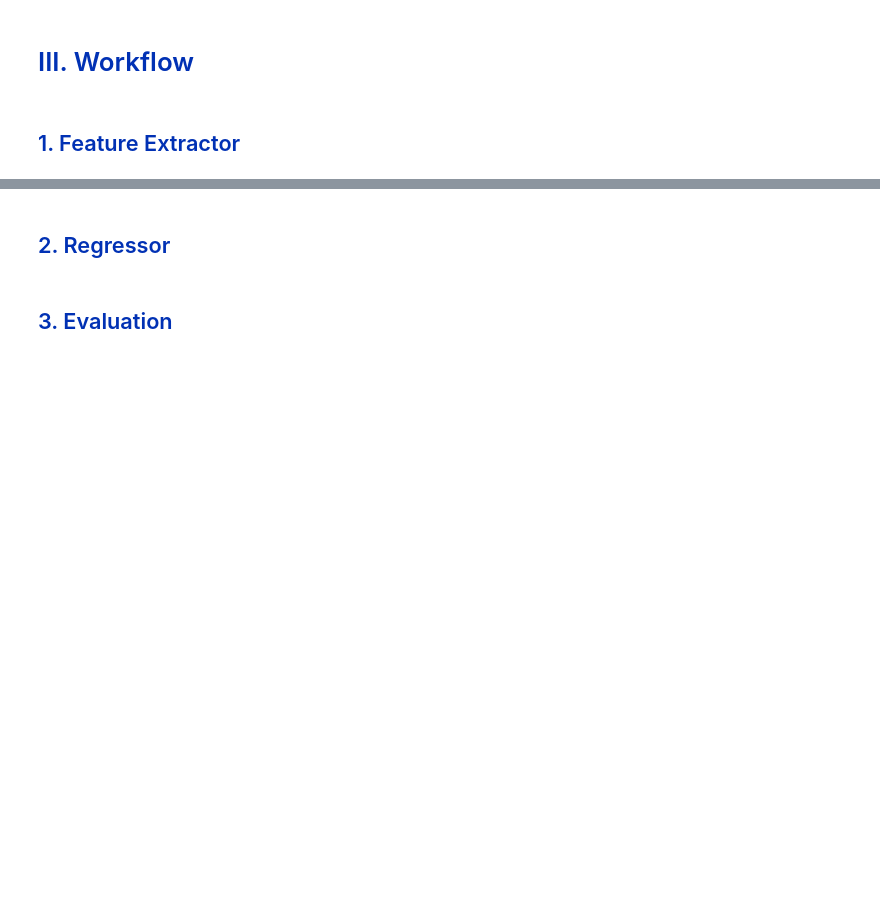
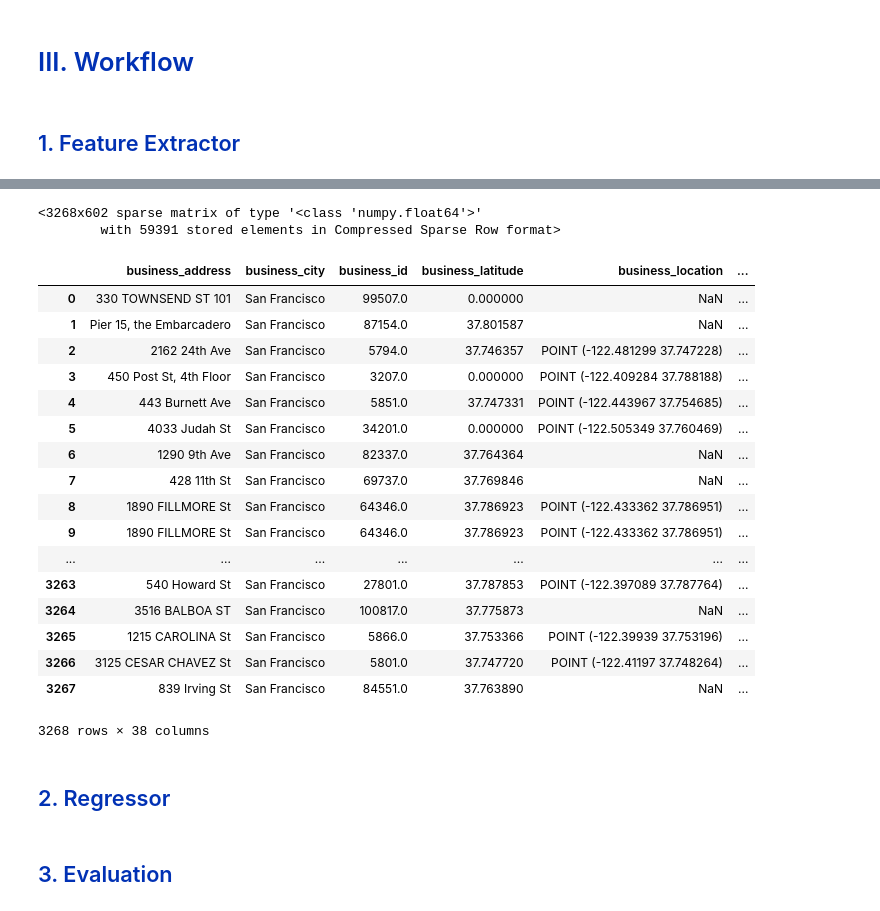
Before and after one commit to BWallyn/Datacamp, a Jupyter notebook: restaurant_scores_starting_kit.ipynb, the cells around one changed output, grey strips where cells are left out. Saved outputs shown, nothing was run; the diff lists cells and outputs as text; code cells hidden in the pictures; blank space fills up the shorter version.

```diff
--- a/restaurant_scores_starting_kit.ipynb
+++ b/restaurant_scores_starting_kit.ipynb
@@ -177,7 +182,3 @@ tripadvisor = pd.read_csv('data/external/tripadvisor_dataset.csv', low_memory=Fa
 #  <a style="color:#0131B4">III. Workflow</a>
 # %% [markdown]
 ## <a style="color:#0131B4">1. Feature Extractor</a>
-# %%
-tripadvisor['name'] = tripadvisor['name'].str.lower().str.replace('[^\w]','').apply(lambda s : ''.join(filter(str.isalpha, s)))
-tripadvisor['price_range_min'] = list(map(lambda x: get_range_number(x, 'min'), merged["price_range"]))
-tripadvisor['price_range_max'] = list(map(lambda x: get_range_number(x, 'max'), merged["price_range"]))
@@ -183,0 +236,13 @@ tripadvisor['price_range_max'] = list(map(lambda x: get_range_number(x, 'max'),
+# %%
+from sklearn.impute import SimpleImputer
+from sklearn.pipeline import Pipeline
+from sklearn.preprocessing import OneHotEncoder
+
+numeric_transformer = Pipeline(steps=[
+    ('impute', SimpleImputer(strategy='median'))
+])
+
+caterogical_transformer = Pipeline(steps=[
+    ('impute', SimpleImputer(strategy='most_frequent')),
+    ('ohe', OneHotEncoder())
+])
@@ -184,3 +263,52 @@ tripadvisor['price_range_max'] = list(map(lambda x: get_range_number(x, 'max'),
+# %%
+from sklearn.compose import ColumnTransformer
+from sklearn.pipeline import make_pipeline
+
+num_cols = ['business_id', 'rating', 'n_review_excellent', 'n_review_verygood', 'n_review_average', 'n_review_poor',
+            'n_review_terrible', 'price_range_min', 'price_range_max']
+cat_cols = ['inspection_type', 'risk_category', 'n_reviews', 'price_type', 'cuisines', 'special_diets',
+            'neighborhood', 'meals']
+lat_long_cols = ['business_latitude', 'business_longitude']
+zipcode_col = ['business_postal_code']
+drop_cols = ['business_address', 'business_city', 'business_location', 'business_name', 'business_phone_number',
+             'business_state', 'full_adress', 'inspection_date', 'inspection_id', 'violation_description',
+             'violation_id', 'link', 'name', 'location', 'borough', 'price_range', 'features', 'list_reviews']
+
+
+preprocessor_comp = ColumnTransformer(
+    transformers=[
+        ('num', numeric_transformer, num_cols),
+        ('cat', caterogical_transformer, cat_cols),
+        ('lat_long', make_pipeline(lat_long_transformer, SimpleImputer(strategy='median')), lat_long_cols),
+        ('zipcode', make_pipeline(zipcode_transformer, SimpleImputer(strategy='median')), zipcode_col),
+        ('drop cols', 'drop', drop_cols),
+    ])
+# %%
+preprocessor_comp.fit_transform(X_df)
+# %% [output]
+<3268x602 sparse matrix of type '<class 'numpy.float64'>'
+        with 59391 stored elements in Compressed Sparse Row format>
+# %%
+X_df
+# %% [output]
+|  | business_address | business_city | business_id | business_latitude | business_location | ... |
+| 0 | 330 TOWNSEND ST 101 | San Francisco | 99507.0 | 0.000000 | NaN | ... |
+| 1 | Pier 15, the Embarcadero | San Francisco | 87154.0 | 37.801587 | NaN | ... |
+| 2 | 2162 24th Ave | San Francisco | 5794.0 | 37.746357 | POINT (-122.481299 37.747228) | ... |
+| 3 | 450 Post St, 4th Floor | San Francisco | 3207.0 | 0.000000 | POINT (-122.409284 37.788188) | ... |
+| 4 | 443 Burnett Ave | San Francisco | 5851.0 | 37.747331 | POINT (-122.443967 37.754685) | ... |
+| 5 | 4033 Judah St | San Francisco | 34201.0 | 0.000000 | POINT (-122.505349 37.760469) | ... |
+| 6 | 1290 9th Ave | San Francisco | 82337.0 | 37.764364 | NaN | ... |
+| 7 | 428 11th St | San Francisco | 69737.0 | 37.769846 | NaN | ... |
+| 8 | 1890 FILLMORE St | San Francisco | 64346.0 | 37.786923 | POINT (-122.433362 37.786951) | ... |
+| 9 | 1890 FILLMORE St | San Francisco | 64346.0 | 37.786923 | POINT (-122.433362 37.786951) | ... |
+| ... | ... | ... | ... | ... | ... | ... |
+| 3263 | 540 Howard St | San Francisco | 27801.0 | 37.787853 | POINT (-122.397089 37.787764) | ... |
+| 3264 | 3516 BALBOA ST | San Francisco | 100817.0 | 37.775873 | NaN | ... |
+| 3265 | 1215 CAROLINA St | San Francisco | 5866.0 | 37.753366 | POINT (-122.39939 37.753196) | ... |
+| 3266 | 3125 CESAR CHAVEZ St | San Francisco | 5801.0 | 37.747720 | POINT (-122.41197 37.748264) | ... |
+| 3267 | 839 Irving St | San Francisco | 84551.0 | 37.763890 | NaN | ... |
+3268 rows × 38 columns
 # %% [markdown]
 ## <a style="color:#0131B4">2. Regressor</a>
 # %% [markdown]
```
Also changed, not shown: parts of 10 cells of this notebook, 5 other files.
